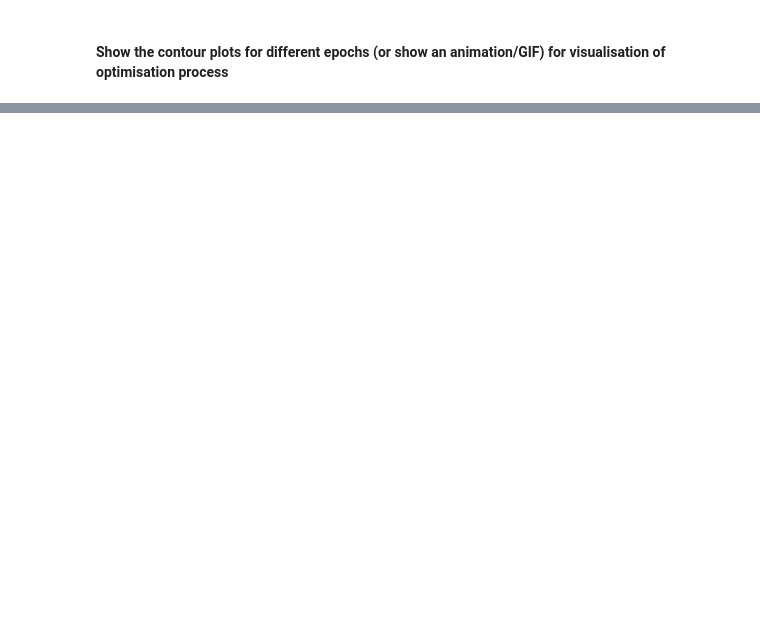
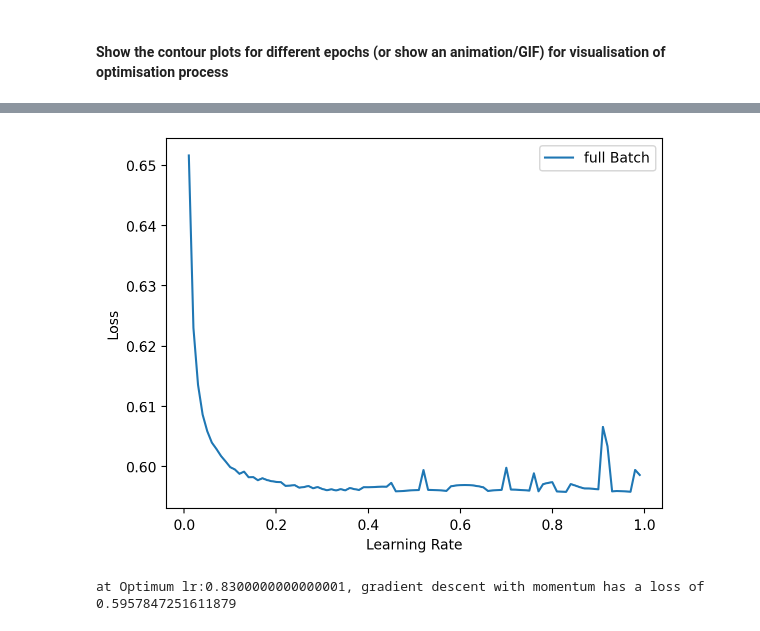
Before and after one commit to shadowscythe03/es335-24-fall-assignment-2, a Jupyter notebook: task_1.ipynb, the cells around one changed output, grey strips where cells are left out. Cells and saved outputs as stored; diff of their text form; code cells hidden in the pictures; blank space fills up the shorter version.

```diff
--- a/task_1.ipynb
+++ b/task_1.ipynb
@@ -547,0 +556,26 @@ Gradient Descent with Momentum---->No of Epochs Caliculated:15 Final loss:9.2202
+# %%
+learning_rates = np.arange(0.01,1,0.01)
+loss_p= []
+
+for lr in learning_rates:
+    theta_0 = torch.tensor(0.0,requires_grad=True)
+    theta_1 = torch.tensor(0.0,requires_grad=True)
+    # print(f'For learing rate {lr} :')
+    losses_p,_,_,_,_= grad_momentum(x1_torch, y_torch,theta_0,theta_1,lr =lr,epochs = None)
+    loss_p.append(losses_p[-1])
+
+plt.plot(learning_rates,loss_p,label = 'full Batch')
+plt.legend()
+plt.xlabel('Learning Rate')
+plt.ylabel('Loss')
+plt.show()
+
+p = np.argmin(loss_p)
+
+opt_lr_p = learning_rates[p]
+
+# print(learning_rates)
+print(f'at Optimum lr:{learning_rates[p]}, gradient descent with momentum has a loss of {loss_p[p]}')
+# %% [output]
+[figure, added]
+at Optimum lr:0.8300000000000001, gradient descent with momentum has a loss of 0.5957847251611879
```
Also changed, not shown: parts of 13 cells of this notebook.
